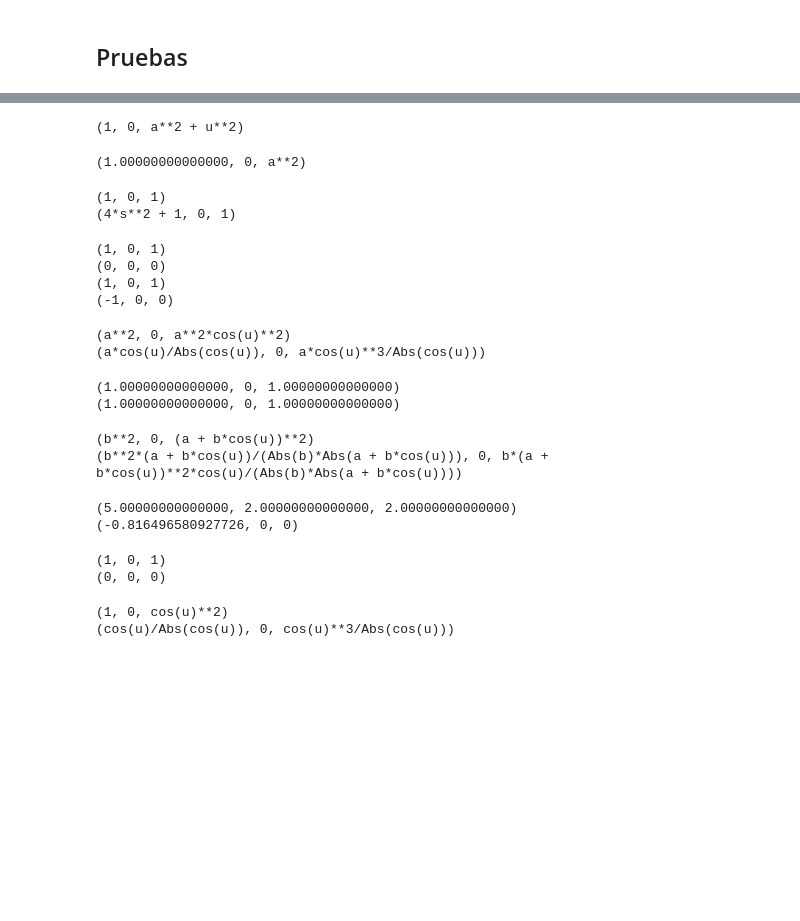
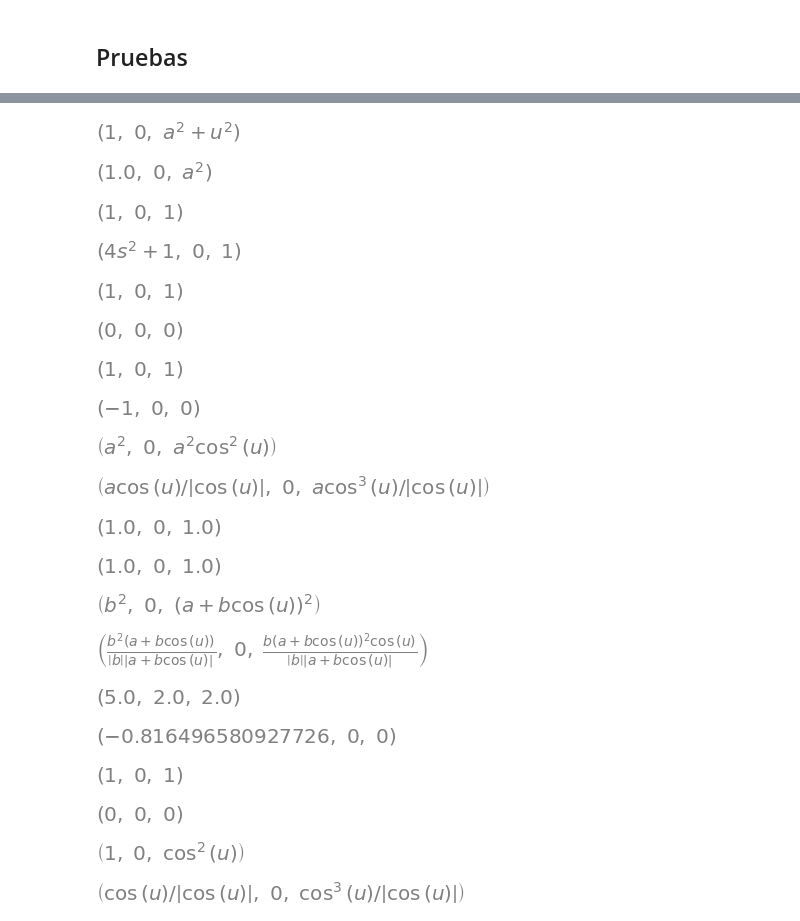
Before and after one commit to asiermhpsm/geometria_diferencial, a Jupyter notebook: comprobaciones_geoDiff.ipynb, the cells around one changed output, grey strips where cells are left out. Drawn from its saved outputs; the diff is of its cells as text; code cells hidden in the pictures; blank space fills up the shorter version.

```diff
--- a/comprobaciones_geoDiff.ipynb
+++ b/comprobaciones_geoDiff.ipynb
@@ -47,72 +52,72 @@ primeraFormaFundamental(phi, u, v)
 # %%
 phi = (u*sp.cos(v), u*sp.sin(v), v*a)
 EFG = primeraFormaFundamental(phi, u, v)
-print(EFG)
+display(EFG)
 primeraFormaFundamental_pt_uv(phi, u, v, 0, 0, EFG=EFG)
 # %% [output]
-(1, 0, a**2 + u**2)
-(1.00000000000000, 0, a**2)
+[figure, added]
+[figure, added]
 # %%
 phi = (u, 0, v)
 sigma = (s, s**2, t)
-print(primeraFormaFundamental(phi, u, v))
-print(primeraFormaFundamental(sigma, s, t))
+display(primeraFormaFundamental(phi, u, v))
+display(primeraFormaFundamental(sigma, s, t))
 # %% [output]
-(1, 0, 1)
-(4*s**2 + 1, 0, 1)
+[figure, added]
+[figure, added]
 # %%
 phi = (u, v, 0)
 sigma = (sp.cos(s), sp.sin(s), t)
-print(primeraFormaFundamental(phi, u, v))
-print(segundaFormaFundamental(phi, u, v))
-print(primeraFormaFundamental(sigma, s, t))
-print(segundaFormaFundamental(sigma, s, t))
+display(primeraFormaFundamental(phi, u, v))
+display(segundaFormaFundamental(phi, u, v))
+display(primeraFormaFundamental(sigma, s, t))
+display(segundaFormaFundamental(sigma, s, t))
 # %% [output]
-(1, 0, 1)
-(0, 0, 0)
-(1, 0, 1)
-(-1, 0, 0)
+[figure, added]
+[figure, added]
+[figure, added]
+[figure, added]
 # %%
 phi = (a*sp.cos(u)*sp.cos(v), a*sp.cos(u)*sp.sin(v), a*sp.sin(u))
-print(primeraFormaFundamental(phi, u, v))
-print(segundaFormaFundamental(phi, u, v))
+display(primeraFormaFundamental(phi, u, v))
+display(segundaFormaFundamental(phi, u, v))
 # %% [output]
-(a**2, 0, a**2*cos(u)**2)
-(a*cos(u)/Abs(cos(u)), 0, a*cos(u)**3/Abs(cos(u)))
+[figure, added]
+[figure, added]
 # %%
 phi = (sp.cos(u)*sp.cos(v), sp.cos(u)*sp.sin(v), sp.sin(u))
-print(primeraFormaFundamental_pt_uv(phi, u, v, 0, 0))
-print(segundaFormaFundamental_pt_uv(phi, u, v, 0, 0))
+display(primeraFormaFundamental_pt_uv(phi, u, v, 0, 0))
+display(segundaFormaFundamental_pt_uv(phi, u, v, 0, 0))
 # %% [output]
-(1.00000000000000, 0, 1.00000000000000)
-(1.00000000000000, 0, 1.00000000000000)
+[figure, added]
+[figure, added]
 # %%
 phi = ( (a+b*sp.cos(u))*sp.cos(v), (a+b*sp.cos(u))*sp.sin(v), b*sp.sin(u))
-print(primeraFormaFundamental(phi, u, v))
-print(segundaFormaFundamental(phi, u, v))
+display(primeraFormaFundamental(phi, u, v))
+display(segundaFormaFundamental(phi, u, v))
 # %% [output]
-(b**2, 0, (a + b*cos(u))**2)
-(b**2*(a + b*cos(u))/(Abs(b)*Abs(a + b*cos(u))), 0, b*(a + b*cos(u))**2*cos(u)/(Abs(b)*Abs(a + b*cos(u))))
+[figure, added]
+[figure, added]
 # %%
 phi = ( u, u**2+v, v)
-print(primeraFormaFundamental_pt_uv(phi, u, v, 1, 1))
-print(segundaFormaFundamental_pt_uv(phi, u, v, 1, 1))       #REVISAR
+display(primeraFormaFundamental_pt_uv(phi, u, v, 1, 1))
+display(segundaFormaFundamental_pt_uv(phi, u, v, 1, 1))       #REVISAR
 # %% [output]
-(5.00000000000000, 2.00000000000000, 2.00000000000000)
-(-0.816496580927726, 0, 0)
+[figure, added]
+[figure, added]
 # %%
 phi = ( u, v, 0)
-print(primeraFormaFundamental(phi, u, v))
-print(segundaFormaFundamental(phi, u, v))
+display(primeraFormaFundamental(phi, u, v))
+display(segundaFormaFundamental(phi, u, v))
 # %% [output]
-(1, 0, 1)
-(0, 0, 0)
+[figure, added]
+[figure, added]
 # %%
 phi = ( sp.cos(u)*sp.cos(v), sp.cos(u)*sp.sin(v), sp.sin(u))
-print(primeraFormaFundamental(phi, u, v))
-print(segundaFormaFundamental(phi, u, v))           #Revisar
+display(primeraFormaFundamental(phi, u, v))
+display(segundaFormaFundamental(phi, u, v))           #Revisar
 # %% [output]
-(1, 0, cos(u)**2)
-(cos(u)/Abs(cos(u)), 0, cos(u)**3/Abs(cos(u)))
+[figure, added]
+[figure, added]
 # %%
 phi = ( sp.cos(v), sp.sin(v), u)
```
Also changed, not shown: parts of 15 cells of this notebook.
